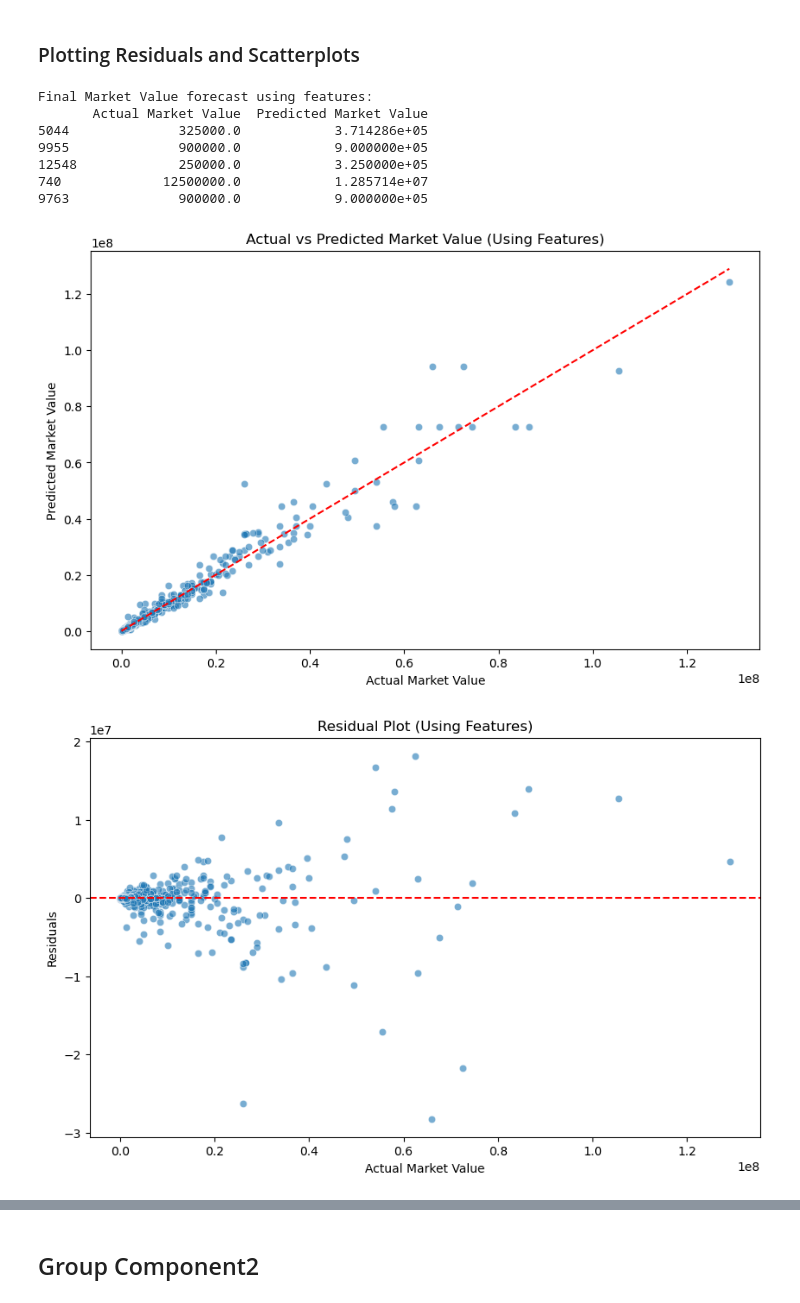
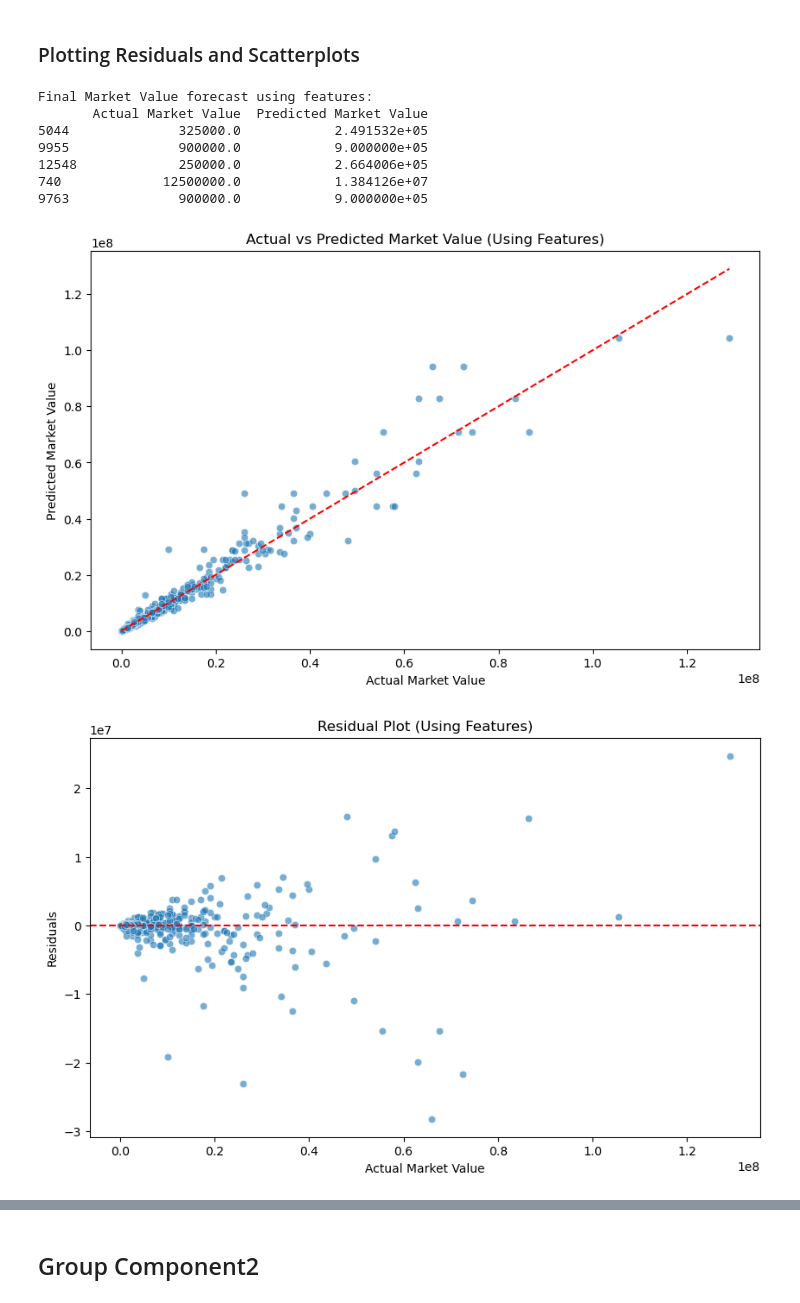
Before and after one commit to ThisFat/5310assignment2, a Jupyter notebook: Group1_Activity9_A2_Code.ipynb, the cells around one changed output, grey strips where cells are left out. Saved outputs shown, nothing was run; the diff lists cells and outputs as text; code cells hidden in the pictures.

```diff
--- a/Group1_Activity9_A2_Code.ipynb
+++ b/Group1_Activity9_A2_Code.ipynb
@@ -53,7 +53,7 @@ pd.set_option('display.max_columns', None)
 
 df = pd.read_csv('Group1_Activity9_FinalCleanData.csv')
 
-labels_logged = np.expm1(df['MarketValue'])
+labels_logged = df['MarketValue']
 
 features = df.drop(columns=['MarketValue'])
 
@@ -292,7 +292,7 @@ grid_search = GridSearchCV(
     estimator=DecisionTreeRegressor(random_state=42),
     param_grid=param_grid,
     cv=5,
-    scoring= 'neg_mean_squared_error',
+    scoring= 'r2',
     n_jobs=-1
 )
 
@@ -460,13 +458,13 @@ Test median absolute error: 0.2509741507236969
 # %%
 final_predictions_logged = best_dt_regressor.predict(test_feature)
 
-final_predictions = np.log1p(final_predictions_logged)
+final_predictions = np.expm1(final_predictions_logged)
 
-test_labels_original = np.log1p(test_labels_logged)
+test_labels_original = np.expm1(test_labels_logged)
 
 final_results = pd.DataFrame({
-    'Actual Market Value': test_labels_logged,
-    'Predicted Market Value': final_predictions_logged
+    'Actual Market Value': test_labels_original,
+    'Predicted Market Value': final_predictions
 })
 
 print("\nFinal Market Value forecast using features:")
@@ -474,32 +472,32 @@ print(final_results.head())
 # %% [output]
 Final Market Value forecast using features:
        Actual Market Value  Predicted Market Value
-5044              325000.0            3.714286e+05
+5044              325000.0            2.491532e+05
 9955              900000.0            9.000000e+05
-12548             250000.0            3.250000e+05
-740             12500000.0            1.285714e+07
+12548             250000.0            2.664006e+05
+740             12500000.0            1.384126e+07
 9763              900000.0            9.000000e+05
 # %%
 import seaborn as sns
 
 plt.figure(figsize=(10, 6))
-sns.scatterplot(x=test_labels_logged, y=final_predictions_logged, alpha=0.6)
-plt.plot([min(test_labels_logged), max(test_labels_logged)], [min(test_labels_logged), max(test_labels_logged)], color='red', linestyle='--')
+sns.scatterplot(x=test_labels_original, y=final_predictions, alpha=0.6)
+plt.plot([min(test_labels_original), max(test_labels_original)], [min(test_labels_original), max(test_labels_original)], color='red', linestyle='--')
 plt.xlabel('Actual Market Value')
 plt.ylabel('Predicted Market Value')
 plt.title('Actual vs Predicted Market Value (Using Features)')
 plt.show()
 # %% [output]
-[figure, old version]
+[figure, new version]
 # %%
-residuals = test_labels_logged - final_predictions_logged
+residuals = test_labels_original - final_predictions
 
 plt.figure(figsize=(10, 6))
-sns.scatterplot(x=test_labels_logged, y=residuals, alpha=0.6)
+sns.scatterplot(x=test_labels_original, y=residuals, alpha=0.6)
 plt.axhline(y=0, color='red', linestyle='--')
 plt.xlabel('Actual Market Value')
 plt.ylabel('Residuals')
 plt.title('Residual Plot (Using Features)')
 plt.show()
 # %% [output]
-[figure, old version]
+[figure, new version]
```
Also changed, not shown: parts of 18 cells of this notebook.
